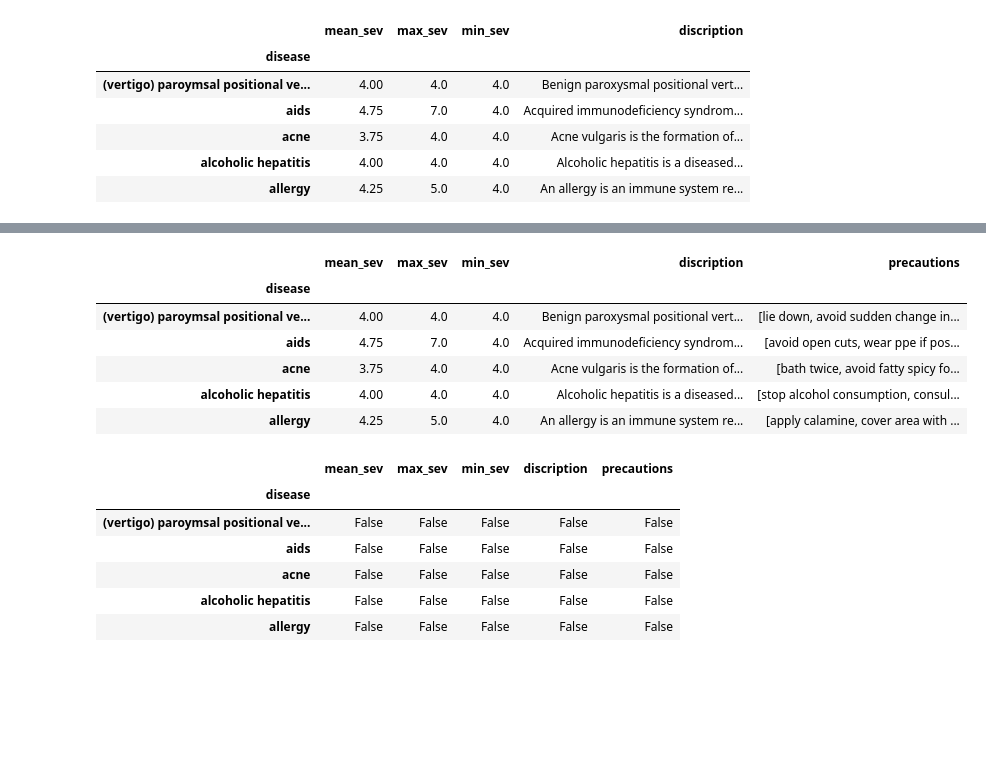
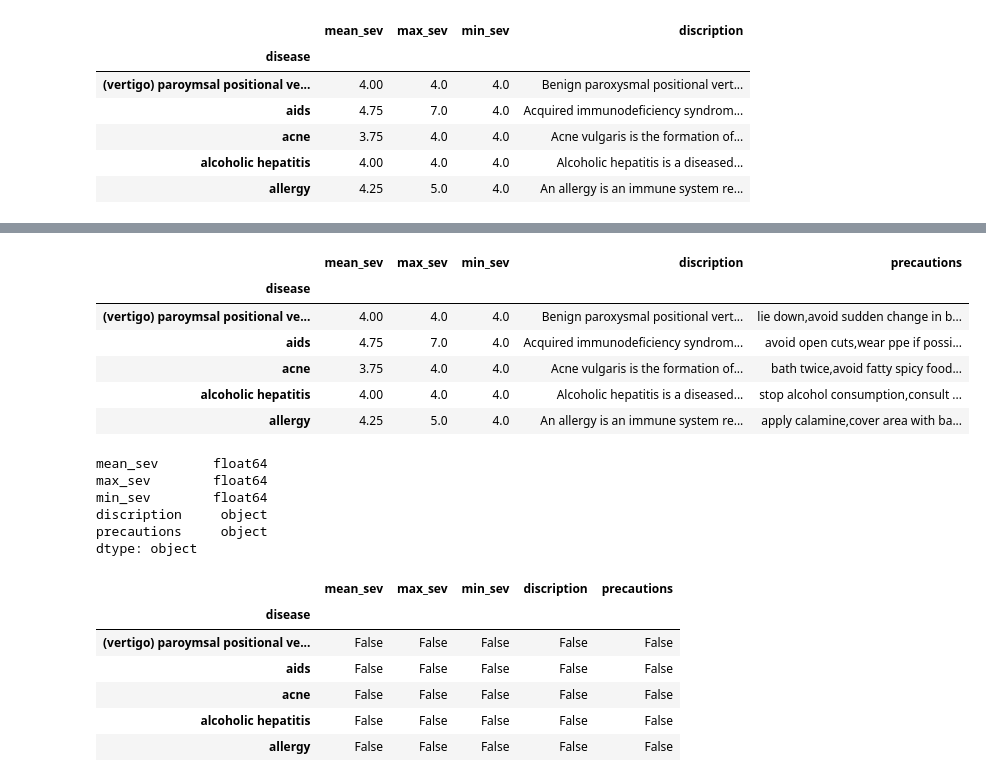
Before and after one commit to AmulyaParitosh/Disease-Pridiction-Bot, a Jupyter notebook: Testing/cleaning.ipynb, the cells around one changed output, grey strips where cells are left out. Cells and saved outputs as stored; diff of their text form; code cells hidden in the pictures; blank space fills up the shorter version.

```diff
--- a/Testing/cleaning.ipynb
+++ b/Testing/cleaning.ipynb
@@ -179,17 +179,33 @@ precaution_df.head()
 | aids | avoid open cuts | wear ppe if possible | consult doctor | follow up |
 | alcoholic hepatitis | stop alcohol consumption | consult doctor | medication | follow up |
 | allergy | apply calamine | cover area with bandage | NaN | use ice to compress itching |
+# %%
+def combine(data):
+	s=''
+	for x in data:
+		if type(x) != float:
+			s = s + "," + x
+	return s[1:]
 # %%
-diseases['precautions'] = precaution_df.agg(list,axis=1)
+diseases['precautions'] = precaution_df.agg(combine,axis=1)
 diseases.head()
 # %% [output]
 |  | mean_sev | max_sev | min_sev | discription | precautions |
 | disease |  |  |  |  |  |
-| (vertigo) paroymsal positional ve... | 4.00 | 4.0 | 4.0 | Benign paroxysmal positional vert... | [lie down, avoid sudden change in... |
-| aids | 4.75 | 7.0 | 4.0 | Acquired immunodeficiency syndrom... | [avoid open cuts, wear ppe if pos... |
-| acne | 3.75 | 4.0 | 4.0 | Acne vulgaris is the formation of... | [bath twice, avoid fatty spicy fo... |
-| alcoholic hepatitis | 4.00 | 4.0 | 4.0 | Alcoholic hepatitis is a diseased... | [stop alcohol consumption, consul... |
-| allergy | 4.25 | 5.0 | 4.0 | An allergy is an immune system re... | [apply calamine, cover area with ... |
+| (vertigo) paroymsal positional ve... | 4.00 | 4.0 | 4.0 | Benign paroxysmal positional vert... | lie down,avoid sudden change in b... |
+| aids | 4.75 | 7.0 | 4.0 | Acquired immunodeficiency syndrom... | avoid open cuts,wear ppe if possi... |
+| acne | 3.75 | 4.0 | 4.0 | Acne vulgaris is the formation of... | bath twice,avoid fatty spicy food... |
+| alcoholic hepatitis | 4.00 | 4.0 | 4.0 | Alcoholic hepatitis is a diseased... | stop alcohol consumption,consult ... |
+| allergy | 4.25 | 5.0 | 4.0 | An allergy is an immune system re... | apply calamine,cover area with ba... |
+# %%
+diseases.dtypes
+# %% [output]
+mean_sev       float64
+max_sev        float64
+min_sev        float64
+discription     object
+precautions     object
+dtype: object
 # %%
 diseases.loc['dimorphic hemmorhoids(piles)', 'discription'] = "Hemorrhoids, also spelled haemorrhoids, are vascular structures in the anal canal. In their ... Other names, Haemorrhoids, piles, hemorrhoidal disease ."
 # %%
```
Also changed, not shown: parts of 1 cell of this notebook, 4 other files.
